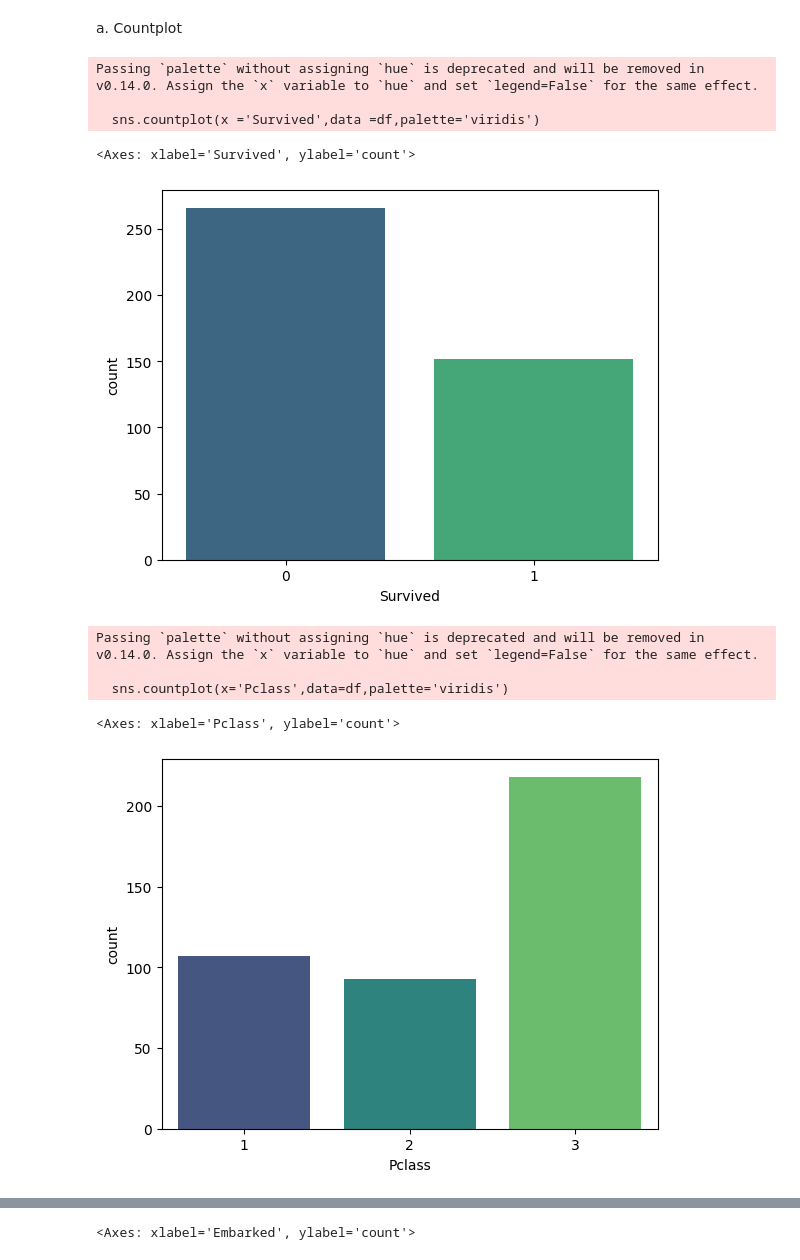
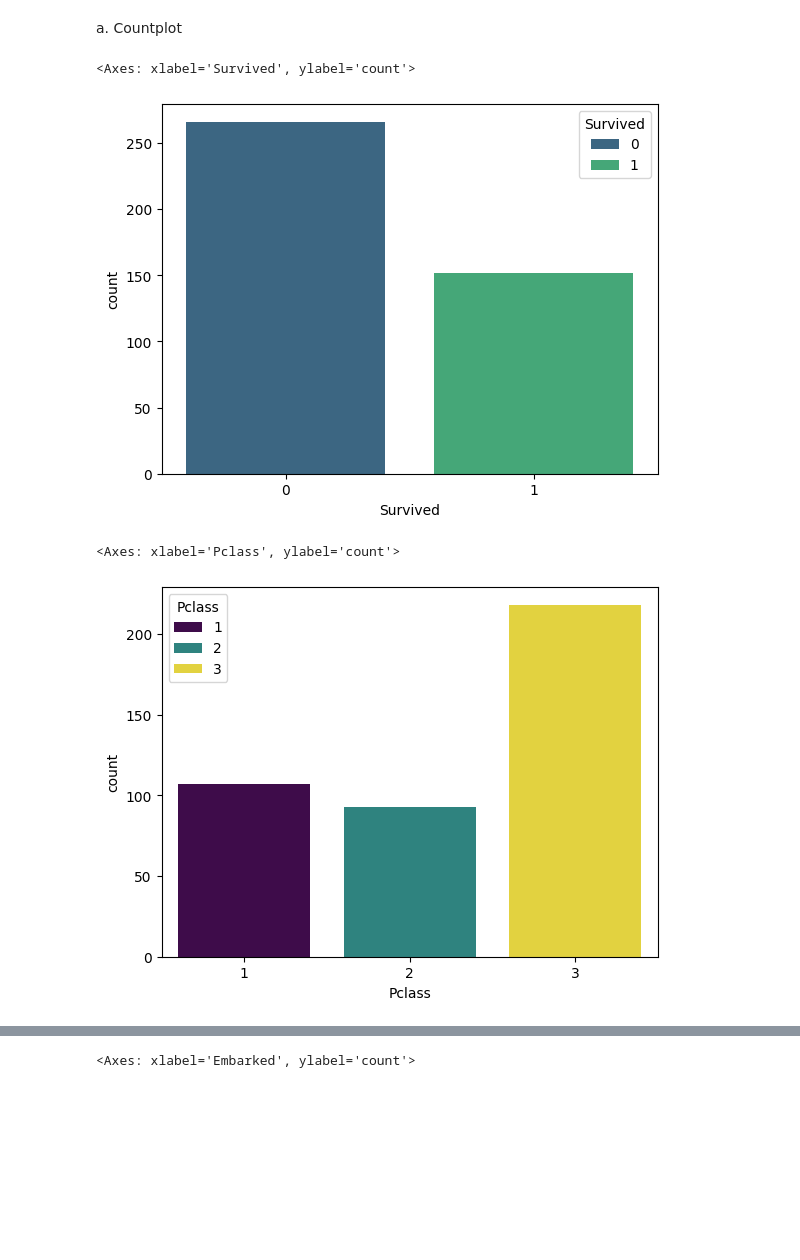
Before and after one commit to Happy-Singh15/ML-Basics, a Jupyter notebook: 02_EDA/univariate.ipynb, the cells around one changed output, grey strips where cells are left out. Saved outputs shown, nothing was run; the diff lists cells and outputs as text; code cells hidden in the pictures; blank space fills up the shorter version.

```diff
--- a/02_EDA/univariate.ipynb
+++ b/02_EDA/univariate.ipynb
@@ -18,19 +18,13 @@ df.head()
 # %% [markdown]
 a. Countplot
 # %%
-sns.countplot(x ='Survived',data =df,palette='viridis')
+sns.countplot(x ='Survived',data =df,hue='Survived',palette='viridis')
 # %% [output]
-Passing `palette` without assigning `hue` is deprecated and will be removed in v0.14.0. Assign the `x` variable to `hue` and set `legend=False` for the same effect.
-
-  sns.countplot(x ='Survived',data =df,palette='viridis')
+<Axes: xlabel='Survived', ylabel='count'>
-<Axes: xlabel='Survived', ylabel='count'>
-[figure, old version]
+[figure, new version]
 # %%
-sns.countplot(x='Pclass',data=df,palette='viridis')
+sns.countplot(x='Pclass',data=df,hue='Pclass',palette='viridis')
 # %% [output]
-Passing `palette` without assigning `hue` is deprecated and will be removed in v0.14.0. Assign the `x` variable to `hue` and set `legend=False` for the same effect.
-
-  sns.countplot(x='Pclass',data=df,palette='viridis')
+<Axes: xlabel='Pclass', ylabel='count'>
-<Axes: xlabel='Pclass', ylabel='count'>
-[figure, old version]
+[figure, new version]
 # %%
```
Also changed, not shown: parts of 1 cell of this notebook.
